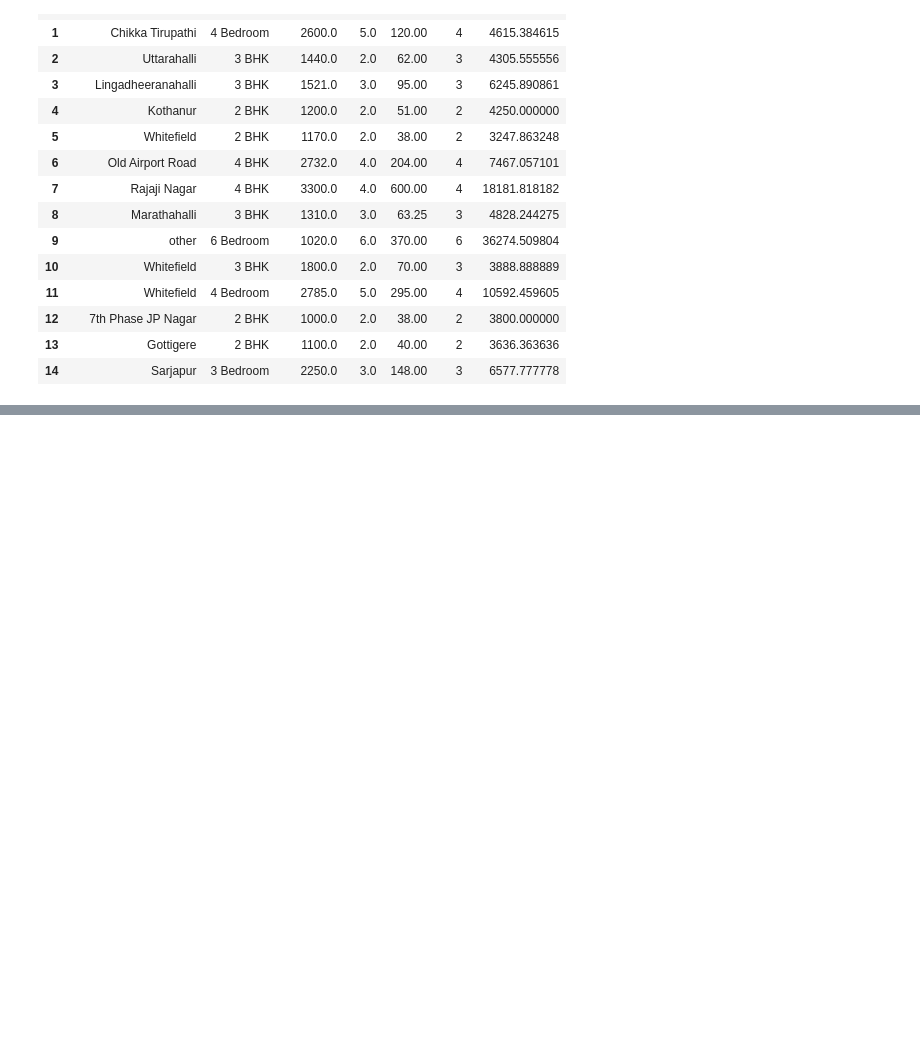
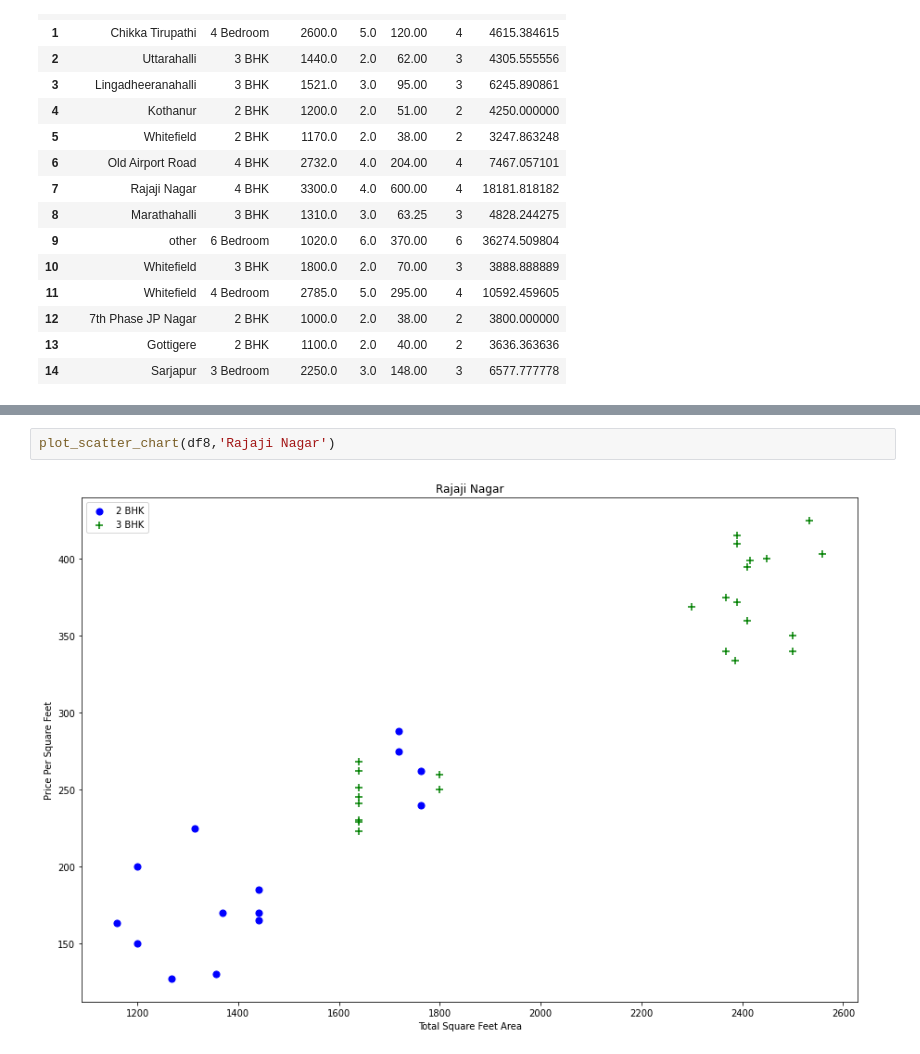
Before and after one commit to avdhootu27/bangalore-home-price-prediction, a Jupyter notebook: model/banglore house price prediction.ipynb, the cells around one changed output, grey strips where cells are left out. Cells and saved outputs as stored; diff of their text form; blank space fills up the shorter version.

```diff
--- a/model/banglore house price prediction.ipynb
+++ b/model/banglore house price prediction.ipynb
@@ -212,0 +290,4 @@ df5.head(15)
+# %%
+plot_scatter_chart(df8,'Rajaji Nagar')
+# %% [output]
+[figure, added]
```
Also changed, not shown: parts of 21 cells of this notebook.
